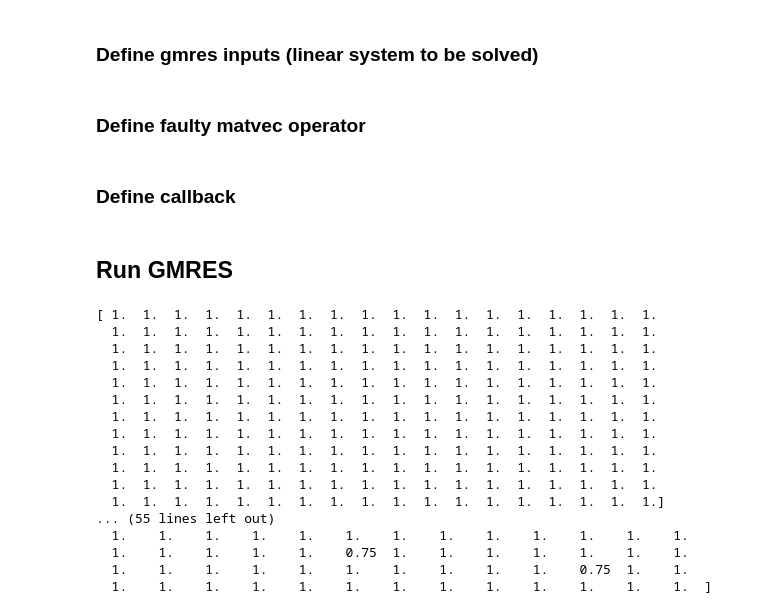
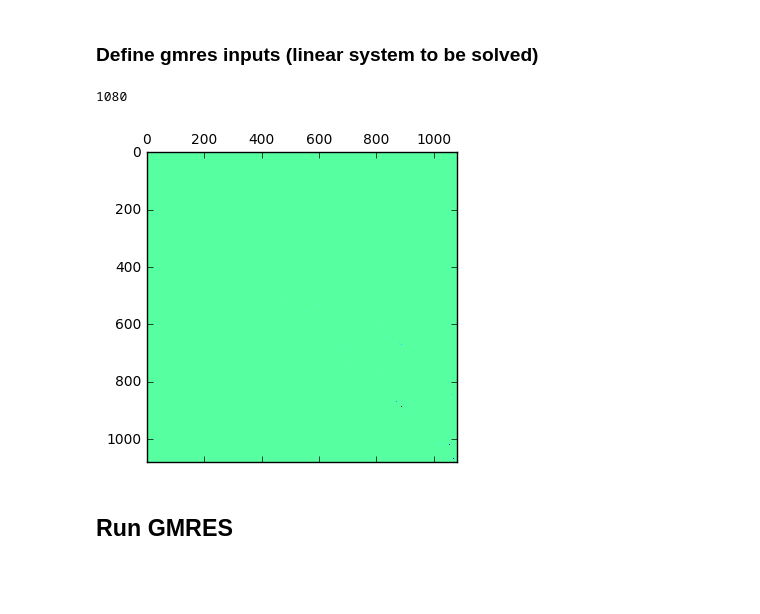
Before and after one commit to alemoreau/Resilience, a Jupyter notebook: GMRES resilience.ipynb, the cells around one changed output. Cells and saved outputs as stored; diff of their text form; code cells hidden in the pictures; blank space fills up the shorter version.

```diff
--- a/GMRES resilience.ipynb
+++ b/GMRES resilience.ipynb
@@ -11,11 +189,13 @@ tol = 1.e-12
 # %% [markdown]
 ### Define gmres inputs (linear system to be solved)
 # %%
-system = load_mat()
-A = system["A"]
-b = system["b"]
-x0 = system["x0"]
-n = len(A)
-m = n
+input = load_mat("mat_files/sherman2.mat", sparse = True)
+A = input["A"]
+b = input["b"]
+x0 = input["x0"]
+inputs = [input]
+n = A.shape[0]
+problem = input["problem"]
+print n
+# %% [output]
+1080
-# %% [markdown]
-### Define faulty matvec operator
@@ -29,2 +201,0 @@ A_ = LinearOperator((n, n), matvec=faulty_product(A), rmatvec=lambda v:np.dot(A.
-# %% [markdown]
-### Define callback
@@ -57,2 +202,9 @@ def callback(i, resid, work, work2):
+# %%
+try:
+    plt.matshow(A)
+except:
+    plt.matshow(A.toarray())
+# %% [output]
+[figure, added]
 # %% [markdown]
 ## Run GMRES
@@ -61,25 +210,0 @@ x = gmres(A_, b, x0, tol, maxiter = n, restart=n, callback=None)
-# %%
-print x
-print b
-print x0
-print x0+x
-print np.linalg.norm(np.dot(A, x) - b)
-print np.dot(A, x)
-# %% [output]
-[ 1.  1.  1.  1.  1.  1.  1.  1.  1.  1.  1.  1.  1.  1.  1.  1.  1.  1.
-  1.  1.  1.  1.  1.  1.  1.  1.  1.  1.  1.  1.  1.  1.  1.  1.  1.  1.
-  1.  1.  1.  1.  1.  1.  1.  1.  1.  1.  1.  1.  1.  1.  1.  1.  1.  1.
-  1.  1.  1.  1.  1.  1.  1.  1.  1.  1.  1.  1.  1.  1.  1.  1.  1.  1.
-  1.  1.  1.  1.  1.  1.  1.  1.  1.  1.  1.  1.  1.  1.  1.  1.  1.  1.
-  1.  1.  1.  1.  1.  1.  1.  1.  1.  1.  1.  1.  1.  1.  1.  1.  1.  1.
-  1.  1.  1.  1.  1.  1.  1.  1.  1.  1.  1.  1.  1.  1.  1.  1.  1.  1.
-  1.  1.  1.  1.  1.  1.  1.  1.  1.  1.  1.  1.  1.  1.  1.  1.  1.  1.
-  1.  1.  1.  1.  1.  1.  1.  1.  1.  1.  1.  1.  1.  1.  1.  1.  1.  1.
-  1.  1.  1.  1.  1.  1.  1.  1.  1.  1.  1.  1.  1.  1.  1.  1.  1.  1.
-  1.  1.  1.  1.  1.  1.  1.  1.  1.  1.  1.  1.  1.  1.  1.  1.  1.  1.
-  1.  1.  1.  1.  1.  1.  1.  1.  1.  1.  1.  1.  1.  1.  1.  1.  1.  1.]
-... (55 lines left out)
-  1.    1.    1.    1.    1.    1.    1.    1.    1.    1.    1.    1.    1.
-  1.    1.    1.    1.    1.    0.75  1.    1.    1.    1.    1.    1.    1.
-  1.    1.    1.    1.    1.    1.    1.    1.    1.    1.    0.75  1.    1.
-  1.    1.    1.    1.    1.    1.    1.    1.    1.    1.    1.    1.    1.  ]
```
Also changed, not shown: parts of 22 cells of this notebook, 17 other files.
